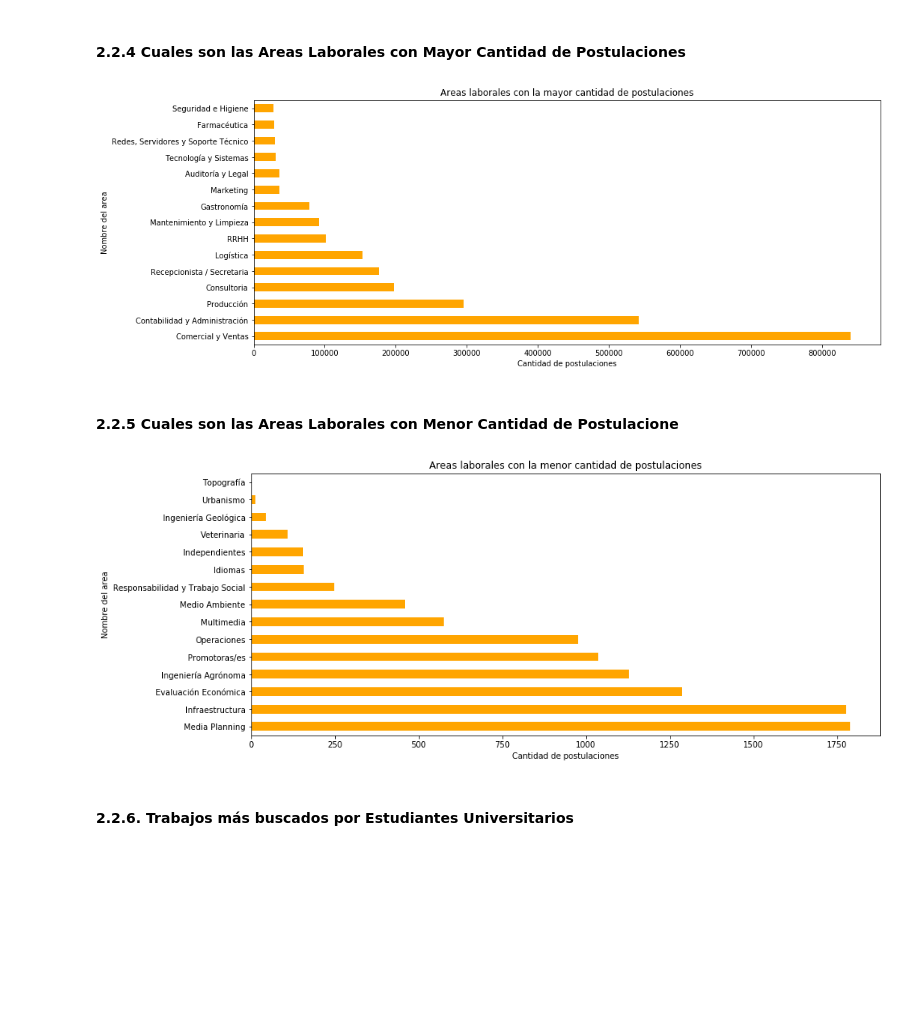
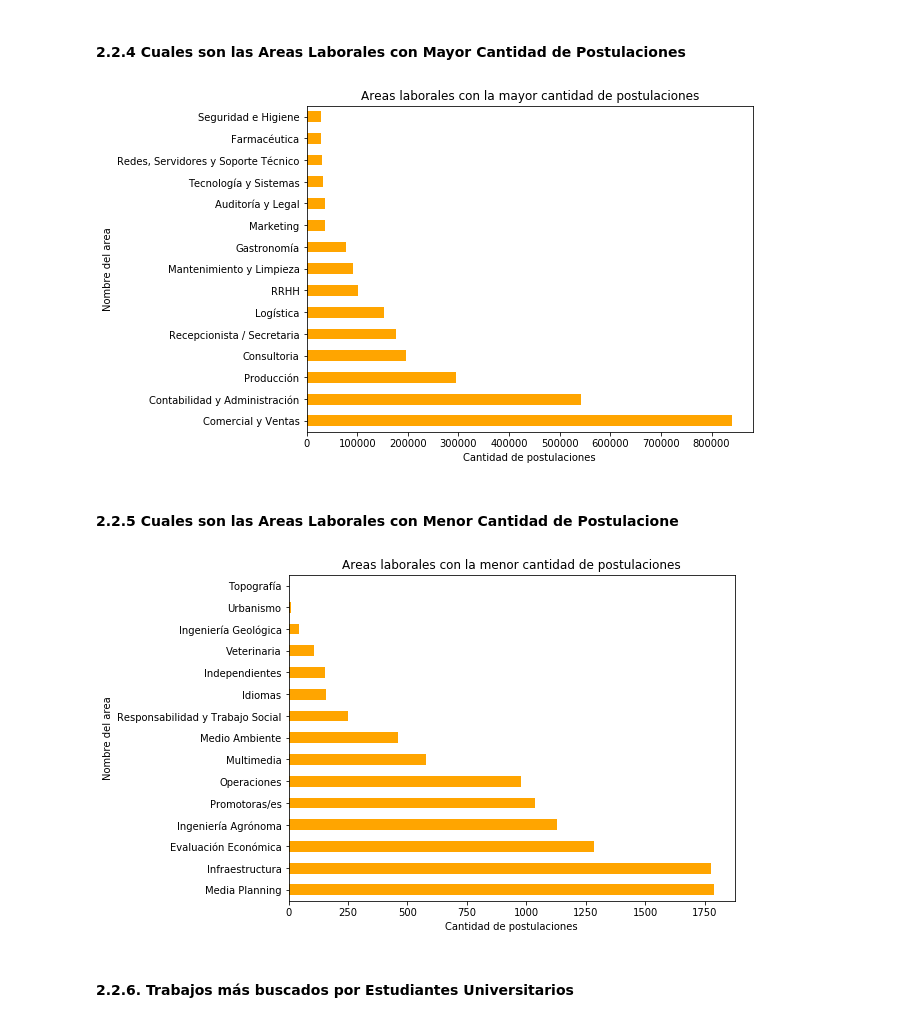
Before and after one commit to PRPablo/dataJobSearches, a Jupyter notebook: exploratoryAnalysis/exploratoryAnalysis.ipynb, the cells around one changed output. Drawn from its saved outputs; the diff is of its cells as text; code cells hidden in the pictures; blank space fills up the shorter version.

```diff
--- a/exploratoryAnalysis/exploratoryAnalysis.ipynb
+++ b/exploratoryAnalysis/exploratoryAnalysis.ipynb
@@ -250,21 +251,21 @@ ax.set_ylabel('Nombre del area');
 # %%
 ax = plt.gca()
 postulaciones_con_detalle_de_aviso.groupby('nombre_area')['nombre_area'].count().sort_values(ascending=False).head(15)\
-                                     .plot(kind='barh', figsize=(15,6), color='orange', title='Areas laborales con la mayor cantidad de postulaciones');
+                                     .plot(kind='barh', figsize=(8,6), color='orange', title='Areas laborales con la mayor cantidad de postulaciones');
 ax.set_xlabel('Cantidad de postulaciones');
 ax.set_ylabel('Nombre del area');
 # %% [output]
-[figure, old version]
+[figure, new version]
 # %% [markdown]
 #### 2.2.5 Cuales son las Areas Laborales con Menor Cantidad de Postulacione
 # %%
 ax = plt.gca()
 postulaciones_con_detalle_de_aviso.groupby('nombre_area')['nombre_area'].count().sort_values(ascending=True).head(15).sort_values(ascending=False)\
-                                     .plot(kind='barh', figsize=(14,6), color='orange', title='Areas laborales con la menor cantidad de postulaciones');
+                                     .plot(kind='barh', figsize=(8,6), color='orange', title='Areas laborales con la menor cantidad de postulaciones');
 ax.set_xlabel('Cantidad de postulaciones');
 ax.set_ylabel('Nombre del area');
 # %% [output]
-[figure, old version]
+[figure, new version]
 # %% [markdown]
 #### 2.2.6. Trabajos más buscados por Estudiantes Universitarios
 # %%
```
Also changed, not shown: parts of 9 cells of this notebook.
